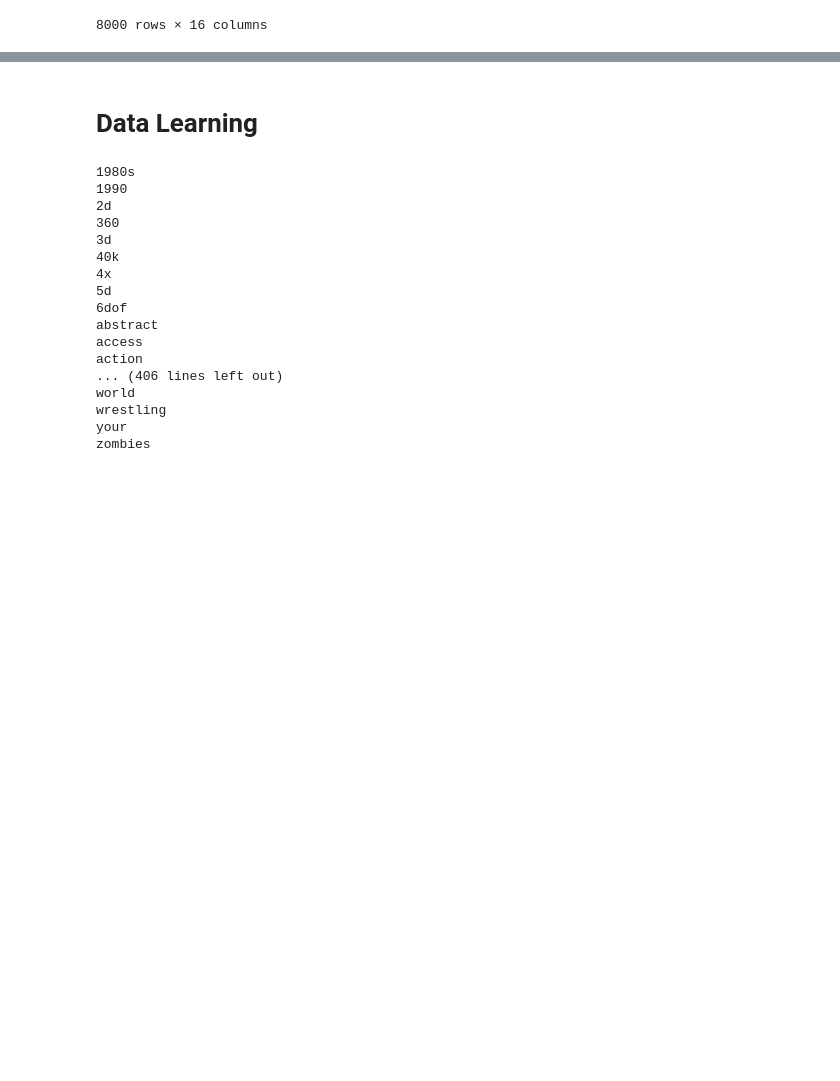
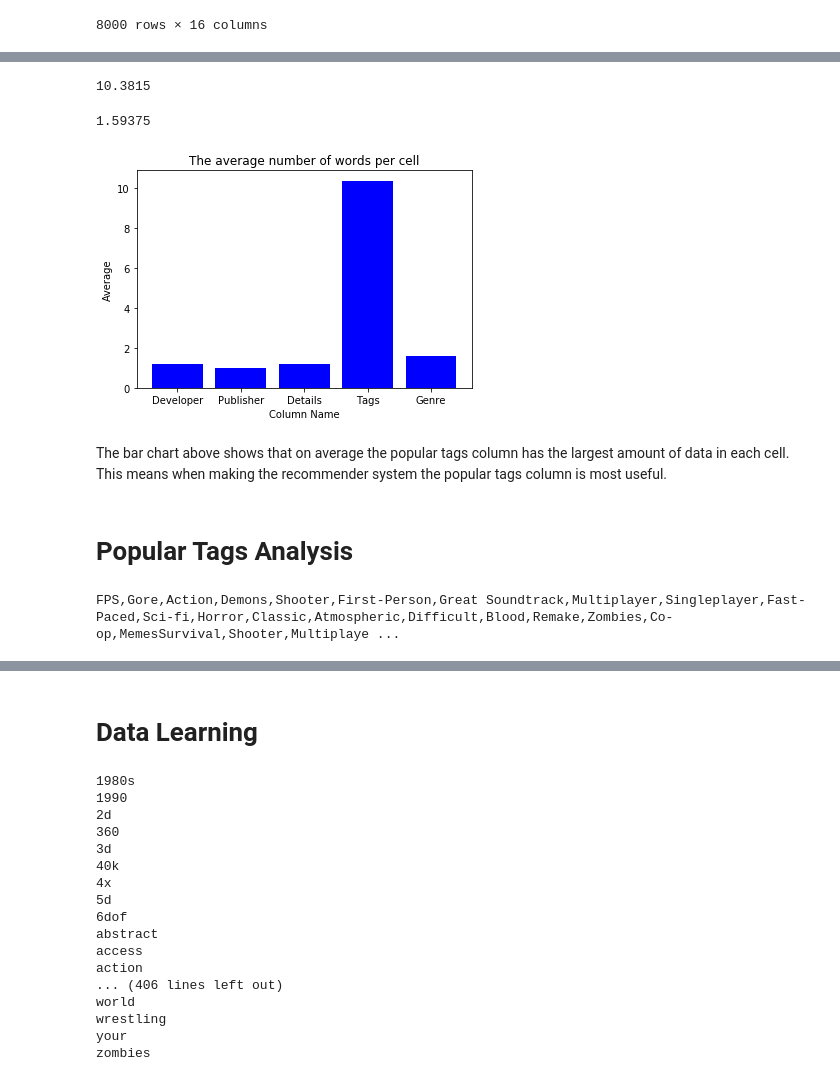
Before and after one commit to dubiousg/MLAH_ASSIGNMENT, a Jupyter notebook: Cooper_Maxim_MLAHAssignment.ipynb, the cells around one changed output, grey strips where cells are left out. Saved outputs shown, nothing was run; the diff lists cells and outputs as text; code cells hidden in the pictures; blank space fills up the shorter version.

Commit message:
Feature Analysis Done

```diff
--- a/Cooper_Maxim_MLAHAssignment.ipynb
+++ b/Cooper_Maxim_MLAHAssignment.ipynb
@@ -297,0 +377,76 @@ purged_steam_data
+# %%
+#get the average number of words in the 'popular_tags' column
+#create a list to conatin seperate words
+pop_list = []
+#string to help with splitting the data into seperate words
+pop_string = ""
+#go through all cells
+for pop in purged_steam_data['popular_tags']:
+    #check the value is a string
+    if (isinstance(pop, str)):
+        #add string the the large string
+        pop_string += pop
+
+#split the string at commas and add to the list
+pop_list = str.split(pop_string, ',')
+
+
+#all words are no split apart and are their own string
+#get the average by taking the length of the list of string and dividing it by the amount of cells
+pop_average = len(pop_list)/purged_steam_data['popular_tags'].size
+
+print(pop_average)
+# %% [output]
+10.3815
+# %%
+#get the average number of words in the 'genre' column
+#create a list to conatin seperate words
+gen_list = []
+#string to help with splitting the data into seperate words
+gen_string = ""
+#go through all cells
+for gen in purged_steam_data['genre']:
+    #check the value is a string
+    if (isinstance(gen, str)):
+        #add string the the large string
+        gen_string += gen
+
+#split the string at commas and add to the list
+gen_list = str.split(gen_string, ',')
+
+#all words are no split apart and are their own string
+#get the average by taking the length of the list of string and dividing it by the amount of cells
+gen_average = len(gen_list)/purged_steam_data['genre'].size
+
+print(gen_average)
+# %% [output]
+1.59375
+# %%
+#averages comparison
+averages_list = [dev_average, pub_average, gd_average, pop_average, gen_average]
+names=["Developer","Publisher","Details","Tags","Genre"]
+
+plt.bar(names, averages_list, color='blue')
+
+plt.xlabel('Column Name')
+plt.ylabel('Average')
+plt.title('The average number of words per cell')
+plt.show()
+# %% [output]
+[figure, added]
+# %% [markdown]
+The bar chart above shows that on average the popular tags column has the largest amount of data in each cell.
+This means when making the recommender system the popular tags column is most useful.
+# %% [markdown]
+# Popular Tags Analysis
+# %%
+#get all tags in a single string
+huge_string = ""
+#loop through all games popular tags cells
+for tags in purged_steam_data['popular_tags']:
+    #concaternate
+    huge_string = huge_string + tags
+
+print(huge_string)
+# %% [output]
+FPS,Gore,Action,Demons,Shooter,First-Person,Great Soundtrack,Multiplayer,Singleplayer,Fast-Paced,Sci-fi,Horror,Classic,Atmospheric,Difficult,Blood,Remake,Zombies,Co-op,MemesSurvival,Shooter,Multiplaye ...
```
Also changed, not shown: parts of 9 cells of this notebook.
